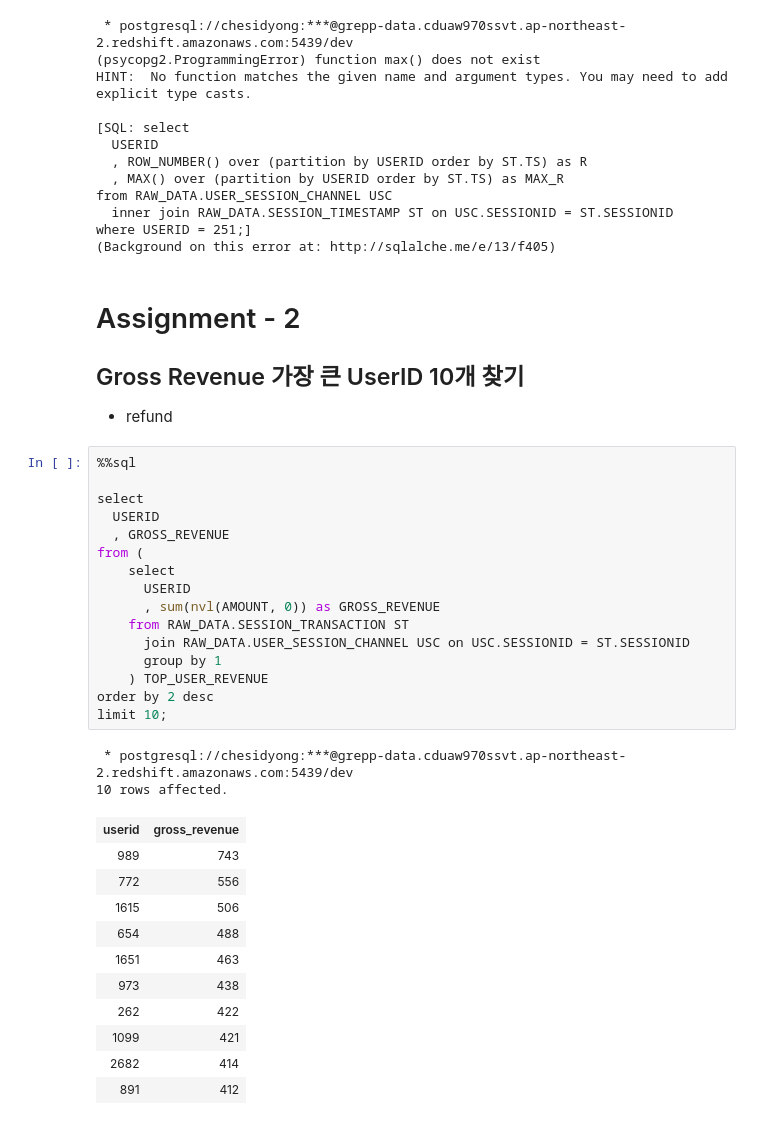
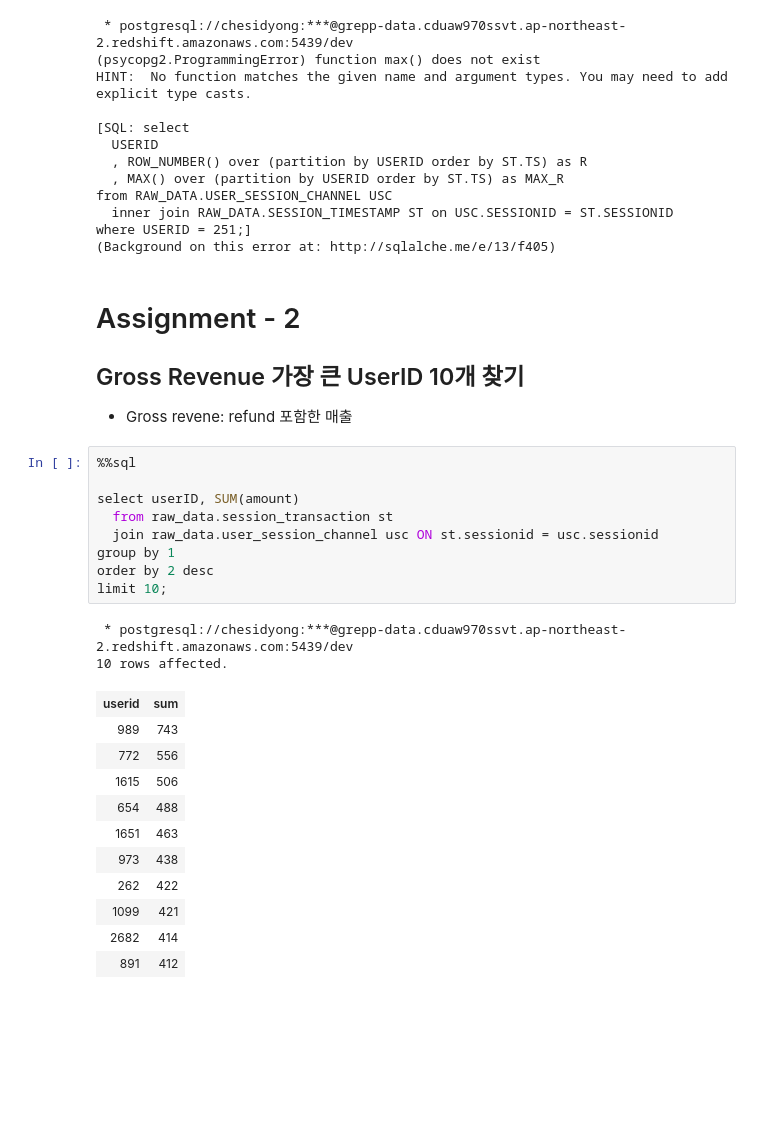
Before and after one commit to yongjunleeme/data-engineering-study, a Jupyter notebook: sql_week3.ipynb, the cells around one changed output. Drawn from its saved outputs; the diff is of its cells as text; blank space fills up the shorter version.

```diff
--- a/sql_week3.ipynb
+++ b/sql_week3.ipynb
@@ -304,37 +304,30 @@ where USERID = 251;]
 
 ## Gross Revenue 가장 큰 UserID 10개 찾기
 
-*   refund
+*   Gross revene: refund 포함한 매출
-# %%
-%%sql
-
-select
-  USERID
-  , GROSS_REVENUE
-from (
-    select
-      USERID
-      , sum(nvl(AMOUNT, 0)) as GROSS_REVENUE
-    from RAW_DATA.SESSION_TRANSACTION ST
-      join RAW_DATA.USER_SESSION_CHANNEL USC on USC.SESSIONID = ST.SESSIONID
-      group by 1
-    ) TOP_USER_REVENUE
-order by 2 desc
-limit 10;
-# %% [output]
- * postgresql://chesidyong:***@grepp-data.cduaw970ssvt.ap-northeast-2.redshift.amazonaws.com:5439/dev
-10 rows affected.
-| userid | gross_revenue |
-| 989 | 743 |
-| 772 | 556 |
-| 1615 | 506 |
-| 654 | 488 |
-| 1651 | 463 |
-| 973 | 438 |
-| 262 | 422 |
-| 1099 | 421 |
-| 2682 | 414 |
-| 891 | 412 |
+# %%
+%%sql
+
+select userID, SUM(amount)
+  from raw_data.session_transaction st
+  join raw_data.user_session_channel usc ON st.sessionid = usc.sessionid
+group by 1
+order by 2 desc
+limit 10;
+# %% [output]
+ * postgresql://chesidyong:***@grepp-data.cduaw970ssvt.ap-northeast-2.redshift.amazonaws.com:5439/dev
+10 rows affected.
+| userid | sum |
+| 989 | 743 |
+| 772 | 556 |
+| 1615 | 506 |
+| 654 | 488 |
+| 1651 | 463 |
+| 973 | 438 |
+| 262 | 422 |
+| 1099 | 421 |
+| 2682 | 414 |
+| 891 | 412 |
 # %% [markdown]
 # Assignment - 3
 
```
Also changed, not shown: parts of 7 cells of this notebook.
